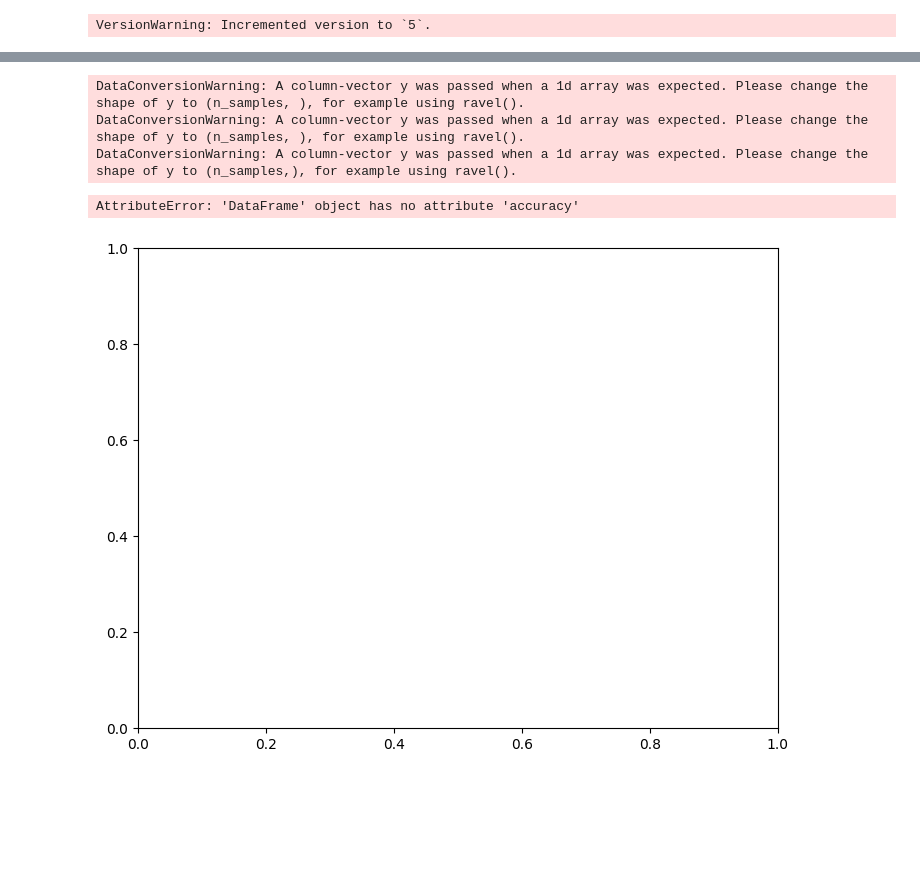
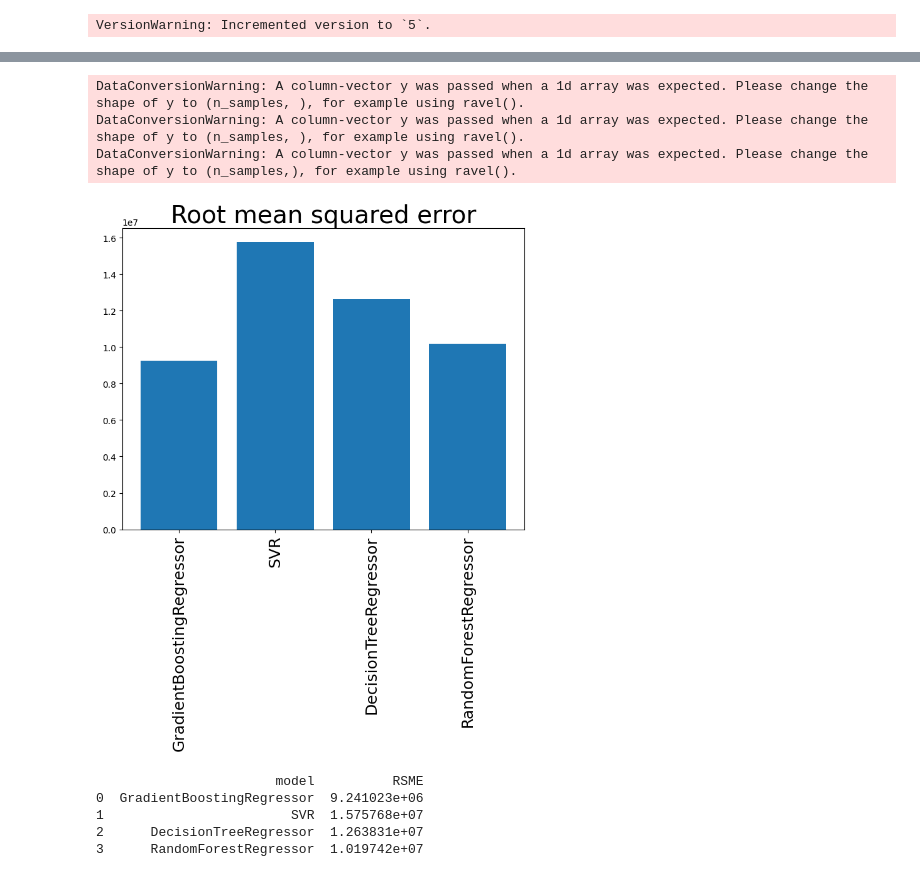
Before and after one commit to rogoran/transferValuationProject, a Jupyter notebook: model-evaluation.ipynb, the cells around one changed output, grey strips where cells are left out. Cells and saved outputs as stored; diff of their text form; code cells hidden in the pictures; blank space fills up the shorter version.

```diff
--- a/model-evaluation.ipynb
+++ b/model-evaluation.ipynb
@@ -64,33 +60,37 @@ comparisons_df = pd.DataFrame(columns=['model','RSME'])
 #model data
 gbr = GradientBoostingRegressor(random_state=0)
 svr = SVR(kernel="linear",gamma="auto")
 dtr = DecisionTreeRegressor(random_state=0)
 rfr = RandomForestRegressor(random_state=1)
 #cat= CatBoostRegressor(iterations=10,learning_rate=1,depth=3)
 #lgbm=LGBMRegressor()
 
 models=[gbr,svr,dtr,rfr]
 for model in models:
     model.fit(X_train, y_train)
     #assess accurancy of model
     #comparisons_df.loc[len(comparisons_df)] = [model.__class__.__name__,model.score(X_test, y_test)]
     mse = mean_squared_error(y_test, model.predict(X_test))
     rmse = np.sqrt(mse)  # Calculate the RMSE
     comparisons_df.loc[len(comparisons_df)] = [model.__class__.__name__, rmse]
 
 #create barchart to show performances
 fig = plt.figure()
 ax = fig.add_axes([0,0,1,1])
 x = comparisons_df.model
-y = comparisons_df.accuracy
+y = comparisons_df.RSME
 ax.bar(x,y)
 plt.xticks(fontsize=18, rotation=90)
 plt.title('Root mean squared error',fontsize=28)
 plt.show()
 print(comparisons_df)
 # %% [output]
 DataConversionWarning: A column-vector y was passed when a 1d array was expected. Please change the shape of y to (n_samples, ), for example using ravel().
 DataConversionWarning: A column-vector y was passed when a 1d array was expected. Please change the shape of y to (n_samples, ), for example using ravel().
 DataConversionWarning: A column-vector y was passed when a 1d array was expected. Please change the shape of y to (n_samples,), for example using ravel().
+[figure, new version]
-AttributeError: 'DataFrame' object has no attribute 'accuracy'
+                       model          RSME
+0  GradientBoostingRegressor  9.241023e+06
+1                        SVR  1.575768e+07
+2      DecisionTreeRegressor  1.263831e+07
+3      RandomForestRegressor  1.019742e+07
-[figure, old version]
```
Also changed, not shown: parts of 6 cells of this notebook.
